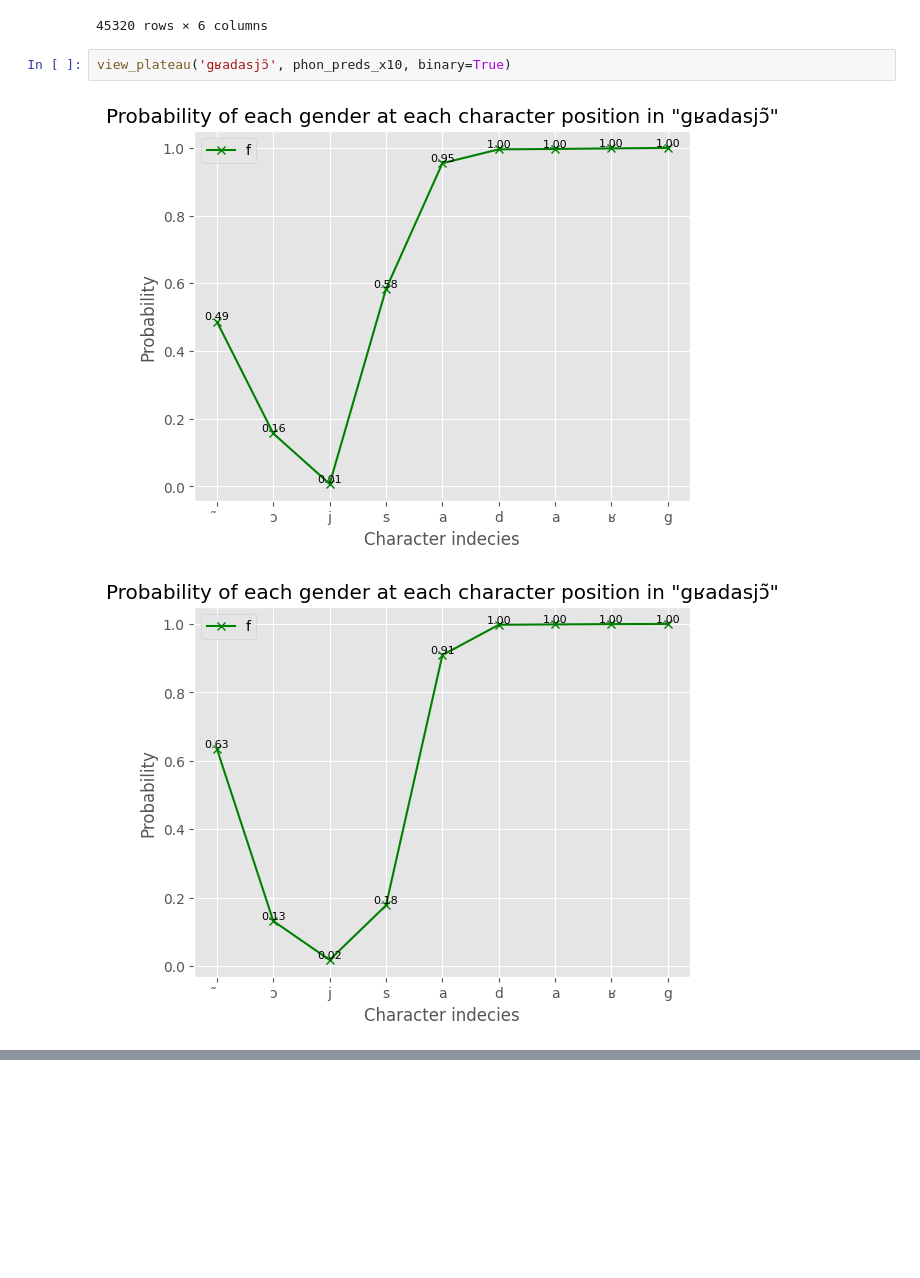
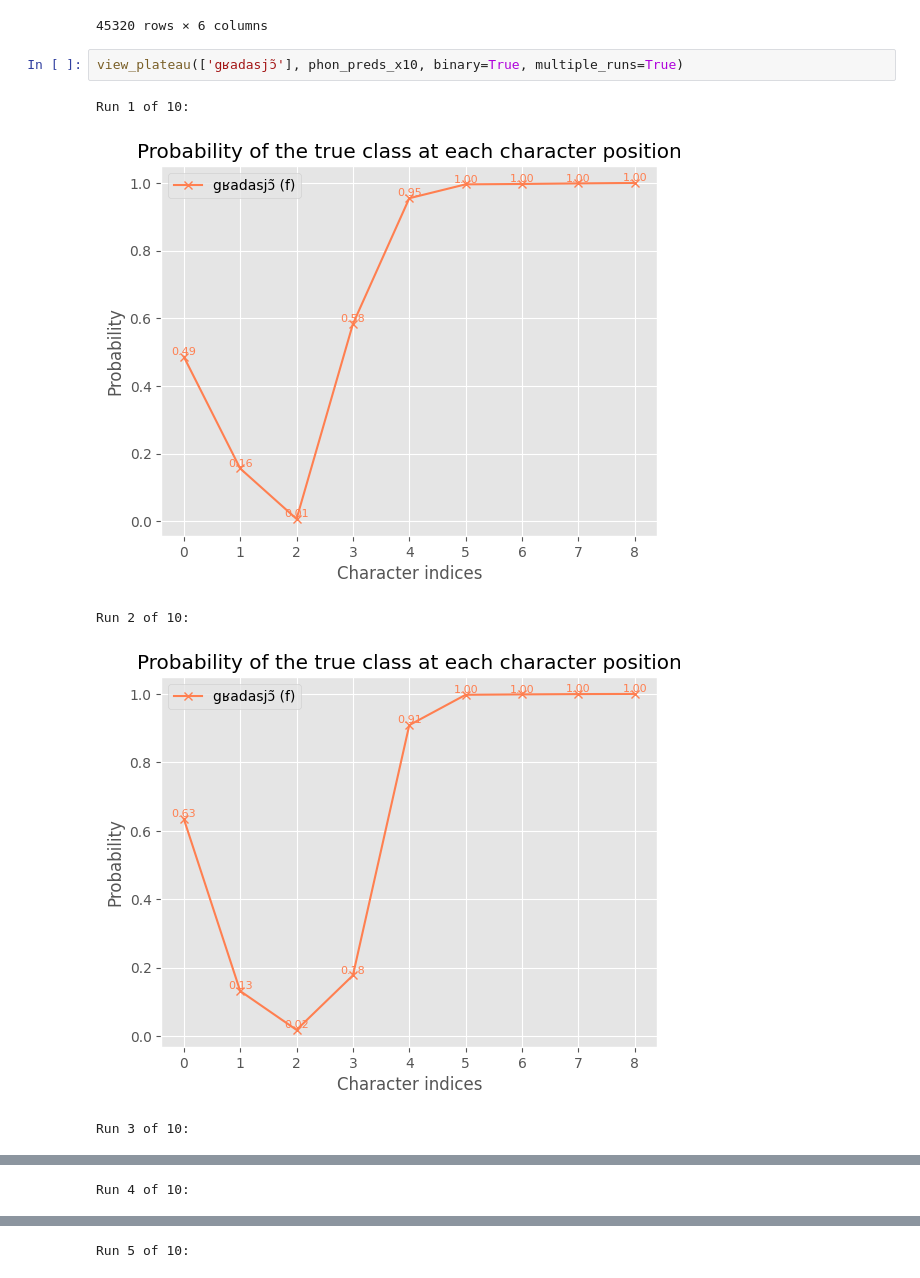
Before and after one commit to obonami/gender_prediction, a Jupyter notebook: src/analysis.ipynb, the cells around one changed output, grey strips where cells are left out. Cells and saved outputs as stored; diff of their text form; blank space fills up the shorter version.

```diff
--- a/src/analysis.ipynb
+++ b/src/analysis.ipynb
@@ -317,7 +298,10 @@ phon_preds_x10
 | 45319 | tʁɑ̃ssypstɑ̃tjasjɔ̃ | f | f | [('̃', {'f': 0.6368642449378967, ... | test | 10 |
 45320 rows × 6 columns
 # %%
-view_plateau('gʁadasjɔ̃', phon_preds_x10, binary=True)
+view_plateau(['gʁadasjɔ̃'], phon_preds_x10, binary=True, multiple_runs=True)
 # %% [output]
+Run 1 of 10:
-[figure, old version]
+[figure, new version]
+Run 2 of 10:
-[figure, old version]
+[figure, new version]
+Run 3 of 10:
@@ -324,0 +309 @@ view_plateau('gʁadasjɔ̃', phon_preds_x10, binary=True)
+Run 4 of 10:
@@ -325,0 +311 @@ view_plateau('gʁadasjɔ̃', phon_preds_x10, binary=True)
+Run 5 of 10:
```
Also changed, not shown: parts of 9 cells of this notebook, 1 other file.
